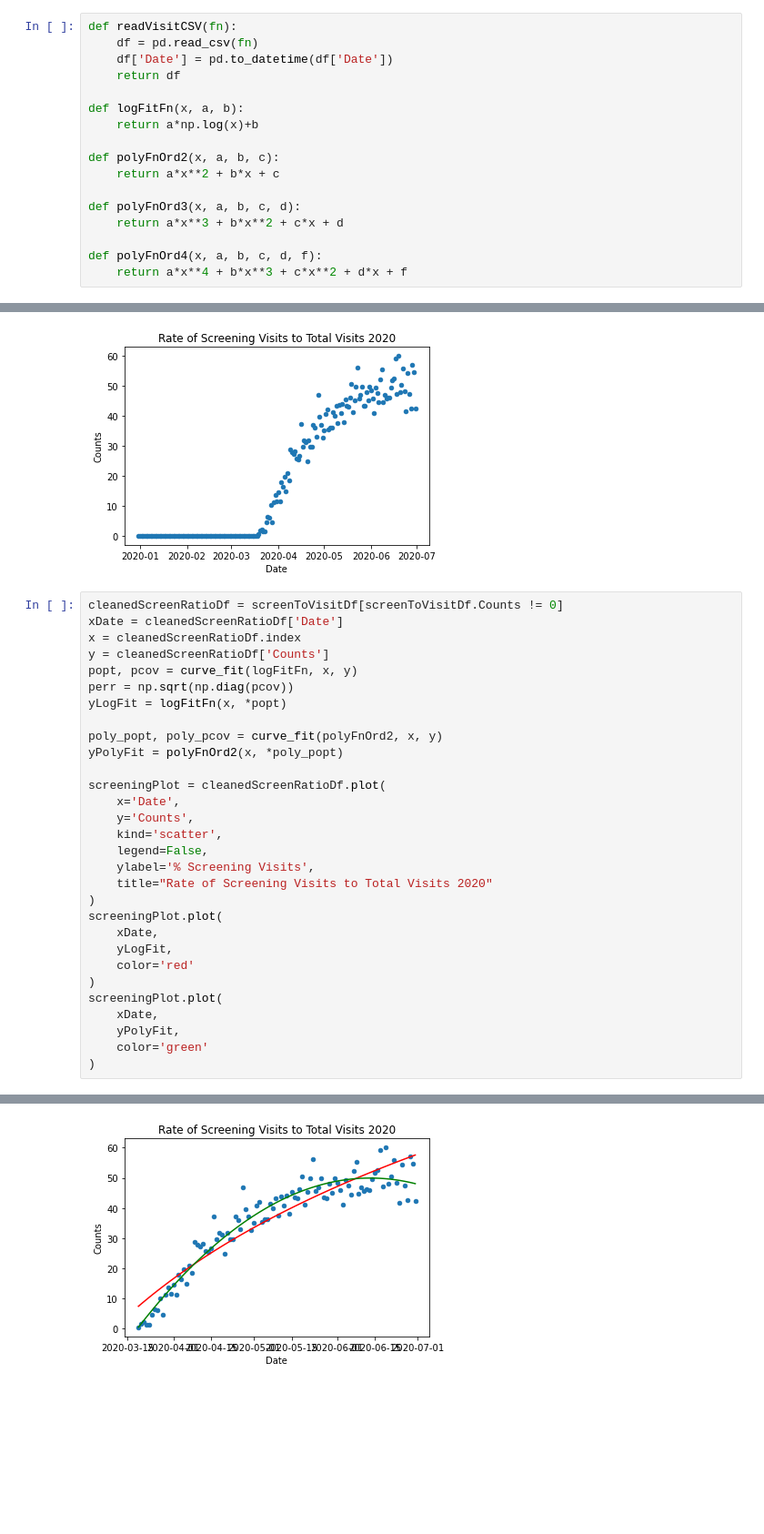
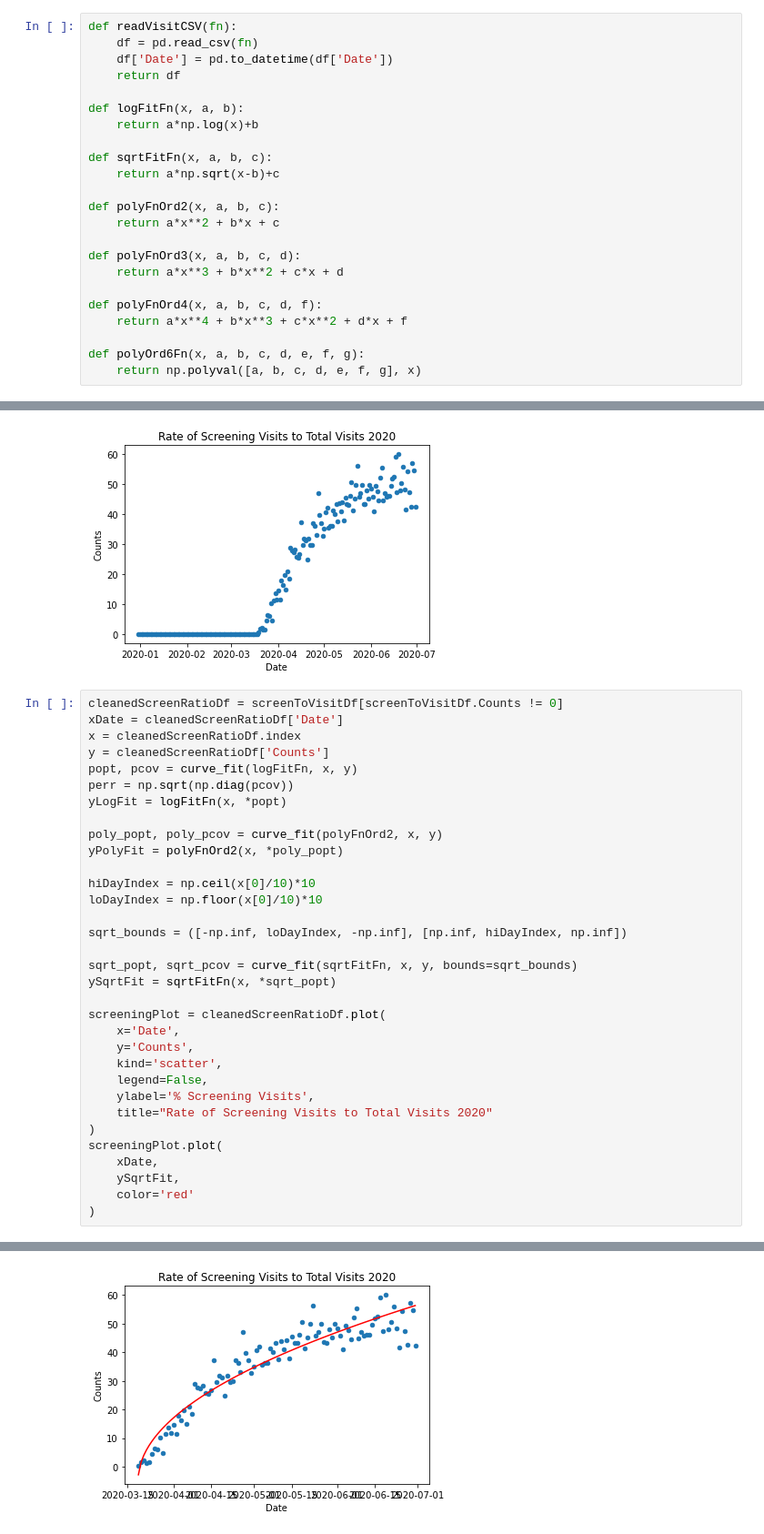
Before and after one commit to msprijatelj/Phreesia-Take-Home, a Jupyter notebook: Solutions/problem_nb.ipynb, the cells around one changed output, grey strips where cells are left out. Shown at 91% size. Saved outputs shown, nothing was run; the diff lists cells and outputs as text; blank space fills up the shorter version.

```diff
--- a/Solutions/problem_nb.ipynb
+++ b/Solutions/problem_nb.ipynb
@@ -12,6 +12,9 @@ def readVisitCSV(fn):
 def logFitFn(x, a, b):
     return a*np.log(x)+b
 
+def sqrtFitFn(x, a, b, c):
+    return a*np.sqrt(x-b)+c
+
 def polyFnOrd2(x, a, b, c):
     return a*x**2 + b*x + c
 
@@ -20,6 +23,9 @@ def polyFnOrd3(x, a, b, c, d):
 
 def polyFnOrd4(x, a, b, c, d, f):
     return a*x**4 + b*x**3 + c*x**2 + d*x + f
+
+def polyOrd6Fn(x, a, b, c, d, e, f, g):
+    return np.polyval([a, b, c, d, e, f, g], x)
 # %%
 screenDf = readVisitCSV('screening_data.csv')
 screenDf.plot(
@@ -61,36 +67,39 @@ screenToVisitDf.plot(
 # %%
 cleanedScreenRatioDf = screenToVisitDf[screenToVisitDf.Counts != 0]
 xDate = cleanedScreenRatioDf['Date']
 x = cleanedScreenRatioDf.index
 y = cleanedScreenRatioDf['Counts']
 popt, pcov = curve_fit(logFitFn, x, y)
 perr = np.sqrt(np.diag(pcov))
 yLogFit = logFitFn(x, *popt)
 
 poly_popt, poly_pcov = curve_fit(polyFnOrd2, x, y)
 yPolyFit = polyFnOrd2(x, *poly_popt)
 
+hiDayIndex = np.ceil(x[0]/10)*10
+loDayIndex = np.floor(x[0]/10)*10
+
+sqrt_bounds = ([-np.inf, loDayIndex, -np.inf], [np.inf, hiDayIndex, np.inf])
+
+sqrt_popt, sqrt_pcov = curve_fit(sqrtFitFn, x, y, bounds=sqrt_bounds)
+ySqrtFit = sqrtFitFn(x, *sqrt_popt)
+
 screeningPlot = cleanedScreenRatioDf.plot(
     x='Date',
     y='Counts',
     kind='scatter',
     legend=False,
     ylabel='% Screening Visits',
     title="Rate of Screening Visits to Total Visits 2020"
 )
 screeningPlot.plot(
     xDate,
-    yLogFit,
+    ySqrtFit,
     color='red'
 )
-screeningPlot.plot(
-    xDate,
-    yPolyFit,
-    color='green'
-)
 # %% [output]
 [<matplotlib.lines.Line2D at 0x...>]
-[figure, old version]
+[figure, new version]
 # %%
 cleanedVisitDf = visitDf.loc[cleanedScreenRatioDf.index]
 weekdayVisitDf = cleanedVisitDf.loc[cleanedVisitDf['Date'].dt.dayofweek.lt(5)]
```
Also changed, not shown: parts of 7 cells of this notebook, 3 other files.
